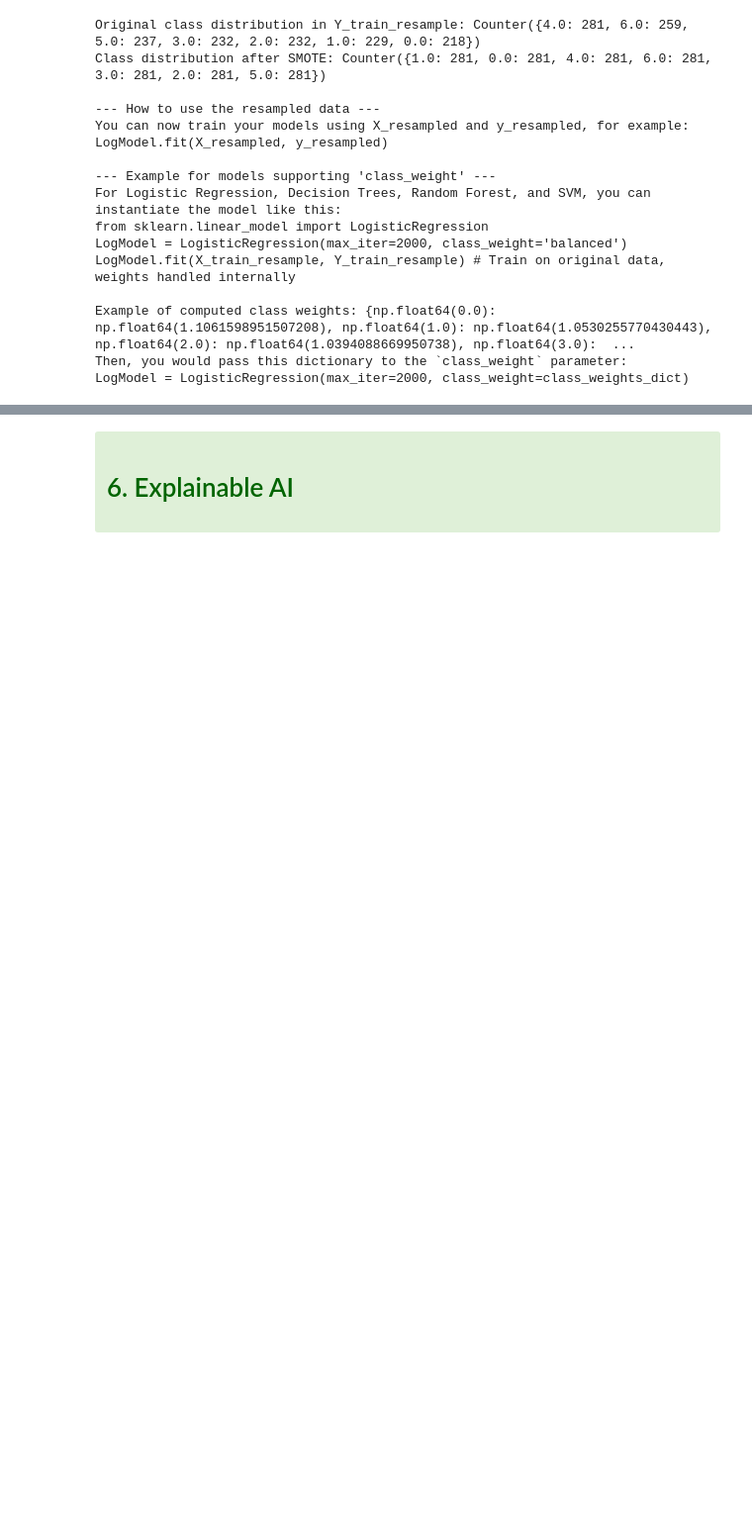
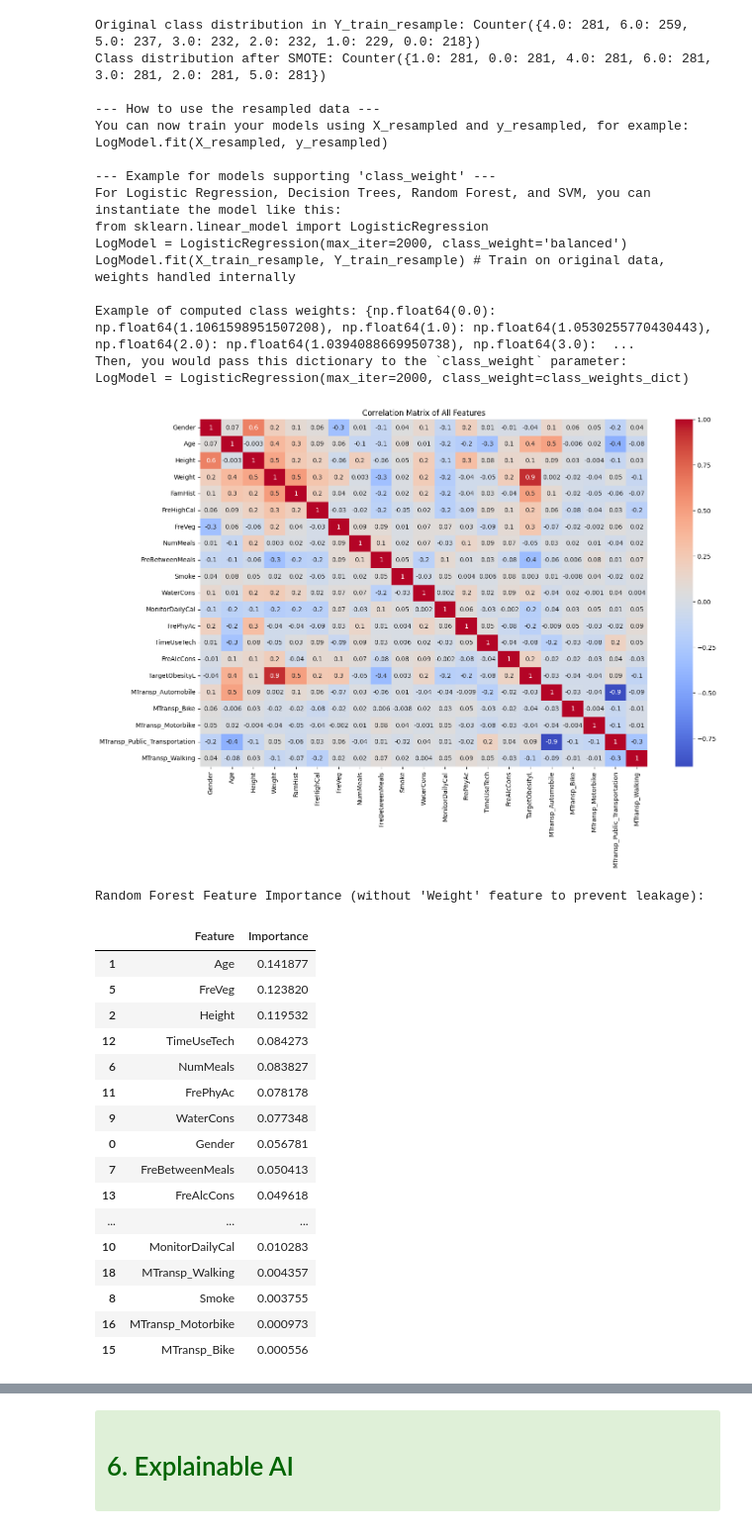
Before and after one commit to MInesGomes/DataScienceObesityLevels, a Jupyter notebook: DSGroup2.ipynb, the cells around one changed output, grey strips where cells are left out. Shown at 99% size. Drawn from its saved outputs; the diff is of its cells as text; code cells hidden in the pictures; blank space fills up the shorter version.

```diff
--- a/DSGroup2.ipynb
+++ b/DSGroup2.ipynb
@@ -2407,3 +2413,36 @@ LogModel.fit(X_train_resample, Y_train_resample) # Train on original data, weigh
 Example of computed class weights: {np.float64(0.0): np.float64(1.1061598951507208), np.float64(1.0): np.float64(1.0530255770430443), np.float64(2.0): np.float64(1.0394088669950738), np.float64(3.0):  ...
 Then, you would pass this dictionary to the `class_weight` parameter:
 LogModel = LogisticRegression(max_iter=2000, class_weight=class_weights_dict)
+# %%
+import seaborn as sns
+import matplotlib.pyplot as plt
+
+# Display the correlation matrix again for reference
+plt.figure(figsize=(16,10))
+sns.heatmap(dfCorr, annot=True, fmt = '.1g', cmap='coolwarm')
+plt.title('Correlation Matrix of All Features')
+plt.show()
+
+# Also display Random Forest Feature Importance without Weight leakage as a key summary of predictive strength
+print("\nRandom Forest Feature Importance (without 'Weight' feature to prevent leakage):")
+display(FeatureImportanceDfNl)
+# %% [output]
+[figure, added]
+Random Forest Feature Importance (without 'Weight' feature to prevent leakage):
+|  | Feature | Importance |
+| 1 | Age | 0.141877 |
+| 5 | FreVeg | 0.123820 |
+| 2 | Height | 0.119532 |
+| 12 | TimeUseTech | 0.084273 |
+| 6 | NumMeals | 0.083827 |
+| 11 | FrePhyAc | 0.078178 |
+| 9 | WaterCons | 0.077348 |
+| 0 | Gender | 0.056781 |
+| 7 | FreBetweenMeals | 0.050413 |
+| 13 | FreAlcCons | 0.049618 |
+| ... | ... | ... |
+| 10 | MonitorDailyCal | 0.010283 |
+| 18 | MTransp_Walking | 0.004357 |
+| 8 | Smoke | 0.003755 |
+| 16 | MTransp_Motorbike | 0.000973 |
+| 15 | MTransp_Bike | 0.000556 |
```
Also changed, not shown: parts of 14 cells of this notebook.
